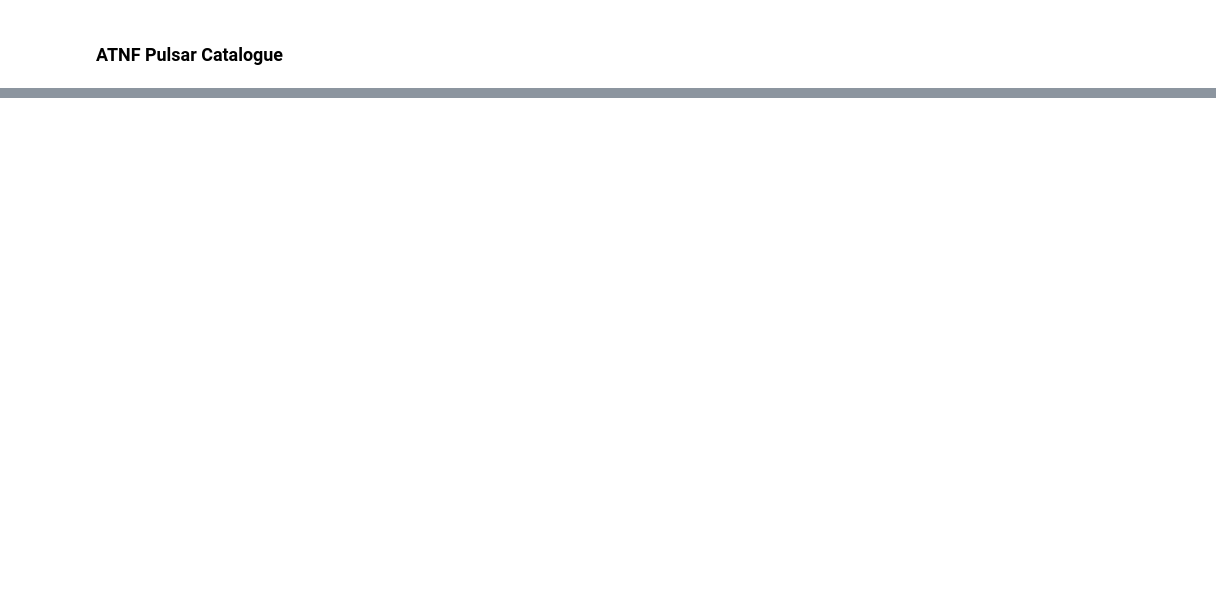
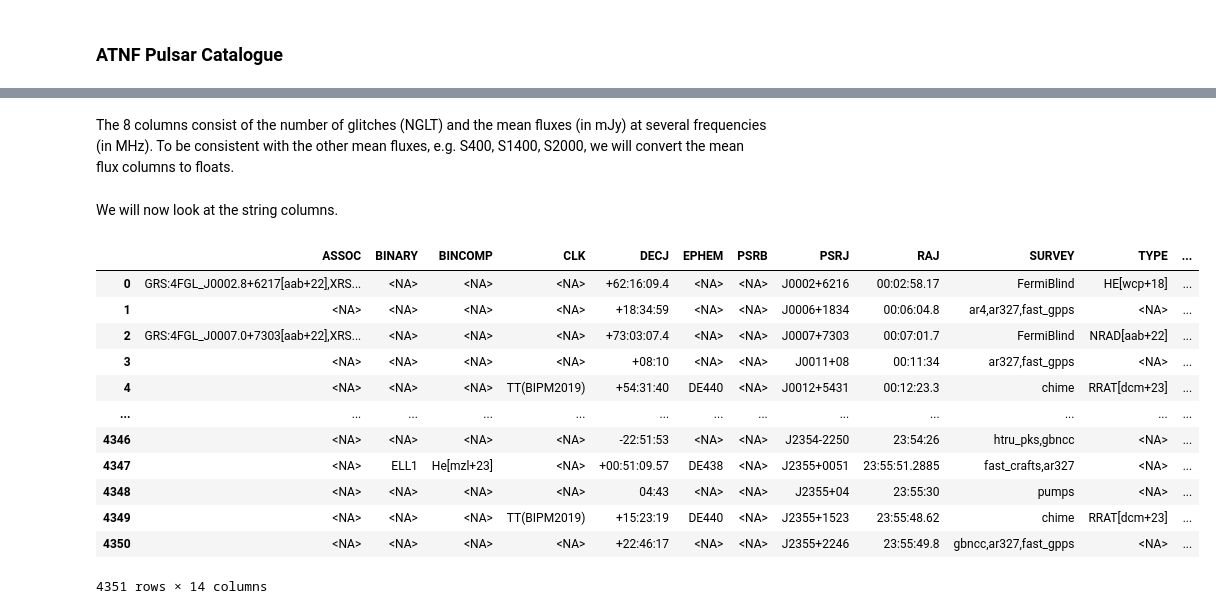
Before and after one commit to garvinyim/glitch_tools, a Jupyter notebook: analysis.ipynb, the cells around one changed output, grey strips where cells are left out. Drawn from its saved outputs; the diff is of its cells as text; code cells hidden in the pictures; blank space fills up the shorter version.

```diff
--- a/analysis.ipynb
+++ b/analysis.ipynb
@@ -477,0 +602,3 @@ memory usage: 71.4 KB
+# %%
+df_pulsars = df_pulsars.convert_dtypes() # Without this line, we only get Float64 columns. We get both Float64 and Int64 with it. All 'None' values are set to pd.NA.
+df_pulsars = df_pulsars.apply(pd.to_numeric, errors='ignore') # Converts columns to appropriate data type, if not numeric, column stays as string
@@ -477,0 +615,3 @@ memory usage: 71.4 KB
+# %%
+int_columns = df_pulsars.select_dtypes(include='int')
+int_columns[int_columns.notnull().any(axis = 1)] # Shows only non-null rows
@@ -477,0 +632,24 @@ memory usage: 71.4 KB
+# %% [markdown]
+The 8 columns consist of the number of glitches (NGLT) and the mean fluxes (in mJy) at several frequencies (in MHz). To be consistent with the other mean fluxes, e.g. S400, S1400, S2000, we will convert the mean flux columns to floats.
+# %%
+int_to_float_col = int_columns.loc[:, int_columns.columns.str.startswith('S')].columns # Getting the names of the integer columns beginning with S
+df_pulsars[int_to_float_col] = df_pulsars[int_to_float_col].astype('Float64')
+# %% [markdown]
+We will now look at the string columns.
+# %%
+str_columns = df_pulsars.select_dtypes(include='string')
+str_columns
+# %% [output]
+|  | ASSOC | BINARY | BINCOMP | CLK | DECJ | EPHEM | PSRB | PSRJ | RAJ | SURVEY | TYPE | ... |
+| 0 | GRS:4FGL_J0002.8+6217[aab+22],XRS... | <NA> | <NA> | <NA> | +62:16:09.4 | <NA> | <NA> | J0002+6216 | 00:02:58.17 | FermiBlind | HE[wcp+18] | ... |
+| 1 | <NA> | <NA> | <NA> | <NA> | +18:34:59 | <NA> | <NA> | J0006+1834 | 00:06:04.8 | ar4,ar327,fast_gpps | <NA> | ... |
+| 2 | GRS:4FGL_J0007.0+7303[aab+22],XRS... | <NA> | <NA> | <NA> | +73:03:07.4 | <NA> | <NA> | J0007+7303 | 00:07:01.7 | FermiBlind | NRAD[aab+22] | ... |
+| 3 | <NA> | <NA> | <NA> | <NA> | +08:10 | <NA> | <NA> | J0011+08 | 00:11:34 | ar327,fast_gpps | <NA> | ... |
+| 4 | <NA> | <NA> | <NA> | TT(BIPM2019) | +54:31:40 | DE440 | <NA> | J0012+5431 | 00:12:23.3 | chime | RRAT[dcm+23] | ... |
+| ... | ... | ... | ... | ... | ... | ... | ... | ... | ... | ... | ... | ... |
+| 4346 | <NA> | <NA> | <NA> | <NA> | -22:51:53 | <NA> | <NA> | J2354-2250 | 23:54:26 | htru_pks,gbncc | <NA> | ... |
+| 4347 | <NA> | ELL1 | He[mzl+23] | <NA> | +00:51:09.57 | DE438 | <NA> | J2355+0051 | 23:55:51.2885 | fast_crafts,ar327 | <NA> | ... |
+| 4348 | <NA> | <NA> | <NA> | <NA> | 04:43 | <NA> | <NA> | J2355+04 | 23:55:30 | pumps | <NA> | ... |
+| 4349 | <NA> | <NA> | <NA> | TT(BIPM2019) | +15:23:19 | DE440 | <NA> | J2355+1523 | 23:55:48.62 | chime | RRAT[dcm+23] | ... |
+| 4350 | <NA> | <NA> | <NA> | <NA> | +22:46:17 | <NA> | <NA> | J2355+2246 | 23:55:49.8 | gbncc,ar327,fast_gpps | <NA> | ... |
+4351 rows × 14 columns
```
Also changed, not shown: parts of 46 cells of this notebook.
